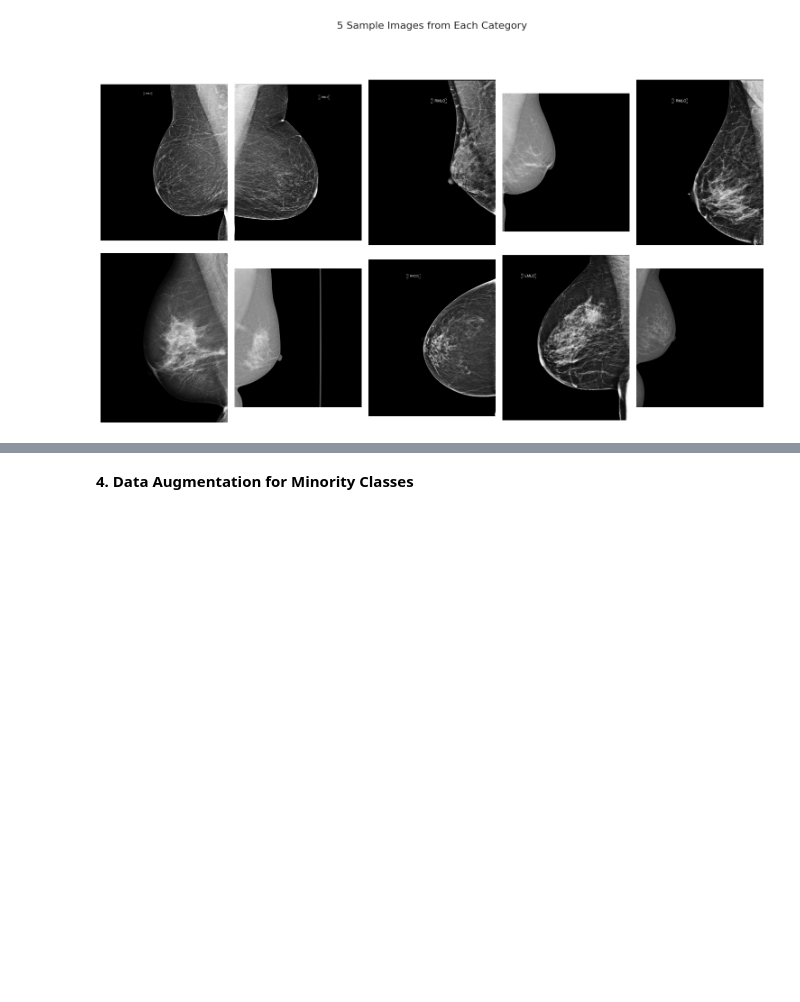
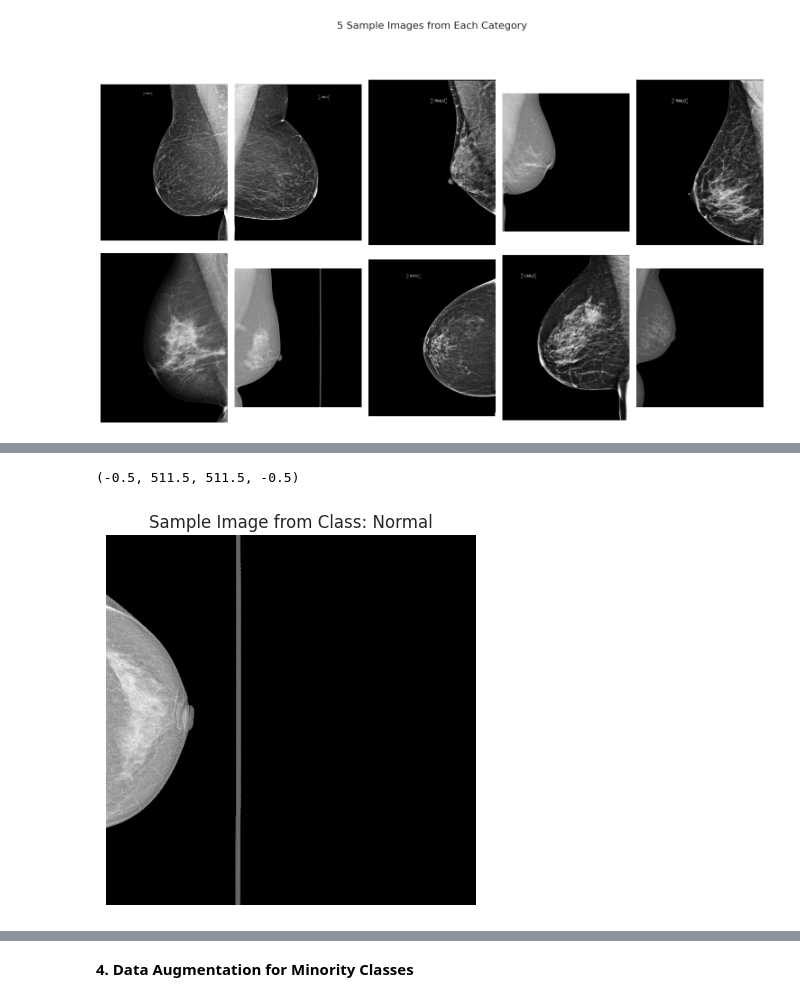
Before and after one commit to JaMallJR/DEPI_GRADUATION_PROJECT, a Jupyter notebook: code/cnn-BRCA-classification.ipynb, the cells around one changed output, grey strips where cells are left out. Drawn from its saved outputs; the diff is of its cells as text; code cells hidden in the pictures; blank space fills up the shorter version.

```diff
--- a/code/cnn-BRCA-classification.ipynb
+++ b/code/cnn-BRCA-classification.ipynb
@@ -212,0 +267,12 @@ plt.show()
+# %%
+#sample image
+sample_path = df.iloc[0]['image_path']
+img = cv2.imread(sample_path, cv2.IMREAD_GRAYSCALE)
+
+#show the image
+plt.imshow(img, cmap='gray')
+plt.title(f"Sample Image from Class: {label_to_class[df.iloc[0]['label']]}")
+plt.axis('off')
+# %% [output]
+(-0.5, 511.5, 511.5, -0.5)
+[figure, added]
```
Also changed, not shown: parts of 34 cells of this notebook, 2 other files.
